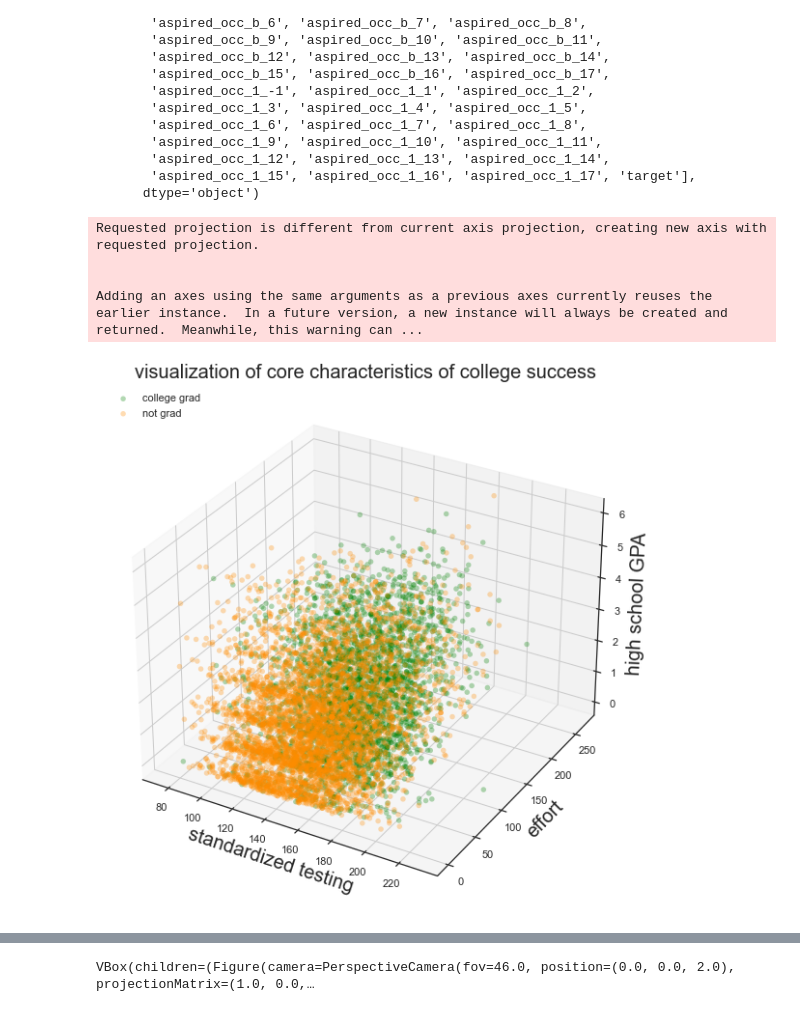
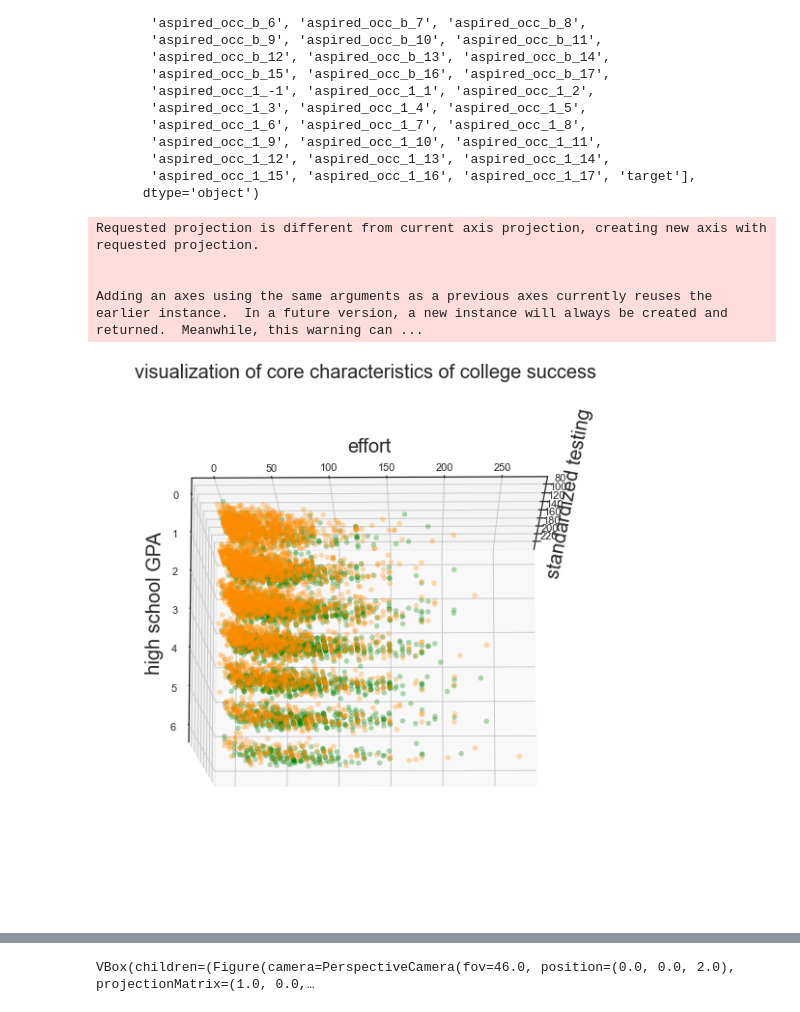
Before and after one commit to eonslemp/ML_assisted_college_advising, a Jupyter notebook: code/final_notebook.ipynb, the cells around one changed output, grey strips where cells are left out. Saved outputs shown, nothing was run; the diff lists cells and outputs as text; code cells hidden in the pictures.

```diff
--- a/code/final_notebook.ipynb
+++ b/code/final_notebook.ipynb
@@ -848,39 +848,38 @@ y_grad = imp_coll_4yr_train
 n_grad = imp_not_coll_train
 
 data = (y_grad, n_grad)
 colors = ('green', 'darkorange')
 groups = ('college grad', 'not grad')
 
 # Create plot
 fig = plt.figure(figsize = (15, 10))
 
 ax = fig.add_subplot(1, 1, 1)
 ax = fig.gca(projection='3d')
 # ax.set_proj_type('ortho')
 
 for data, color, group in zip(data, colors, groups):
     x, y, z = data.testing, data.effort, data.hs_gpa
     ax.scatter(x, y, z, alpha=0.3, c=color, edgecolors='none', s=30, label=group)
 # x, y, z = data.testing, data.effort, data.hs_ac_load
 # ax.scatter(x, y, z, alpha=0.4, c=color, edgecolors='none', s=30, label=group)
 
 
 ax.set_xlabel('standardized testing',size = 20)
 ax.set_ylabel('effort',size = 20)
 ax.set_zlabel('high school GPA',size = 20)
 
-# for angle in range(0, 360):
-#     ax.view_init(210, angle)
-#     plt.draw()
-#     plt.pause(.001)
-
+plt.title('visualization of core characteristics of college success',size = 20)
+ax.view_init(170, angle)
+plt.draw()
+plt.pause(.001)
 # plt.ion()
-plt.title('visualization of core characteristics of college success',size = 20)
-plt.legend(loc=2)
-plt.show()
+#plt.title('visualization of core characteristics of college success',size = 20)
+# plt.legend(loc=2)
+# # plt.show()
 # %% [output]
 Requested projection is different from current axis projection, creating new axis with requested projection.
 
 
 Adding an axes using the same arguments as a previous axes currently reuses the earlier instance.  In a future version, a new instance will always be created and returned.  Meanwhile, this warning can ...
-[figure, old version]
+[figure, new version]
```
Also changed, not shown: parts of 5 cells of this notebook, 5 other files.
